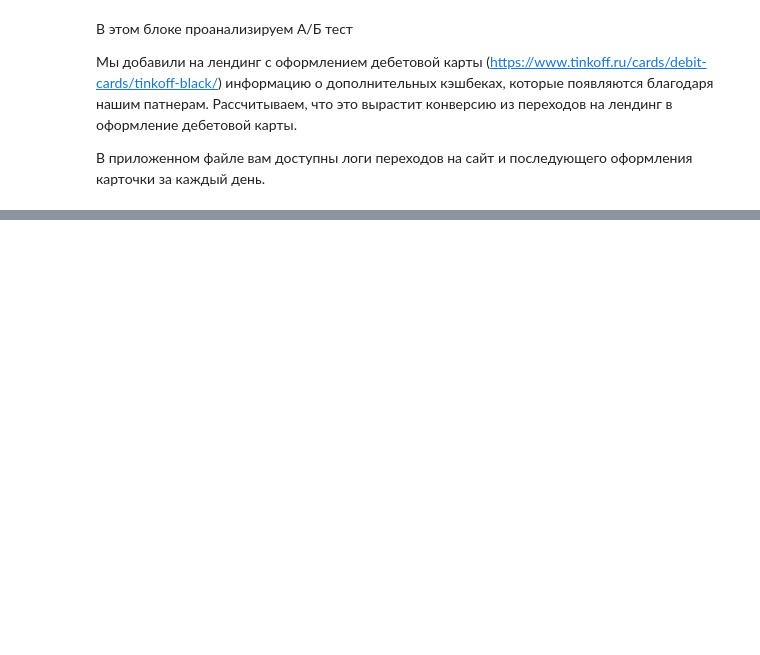
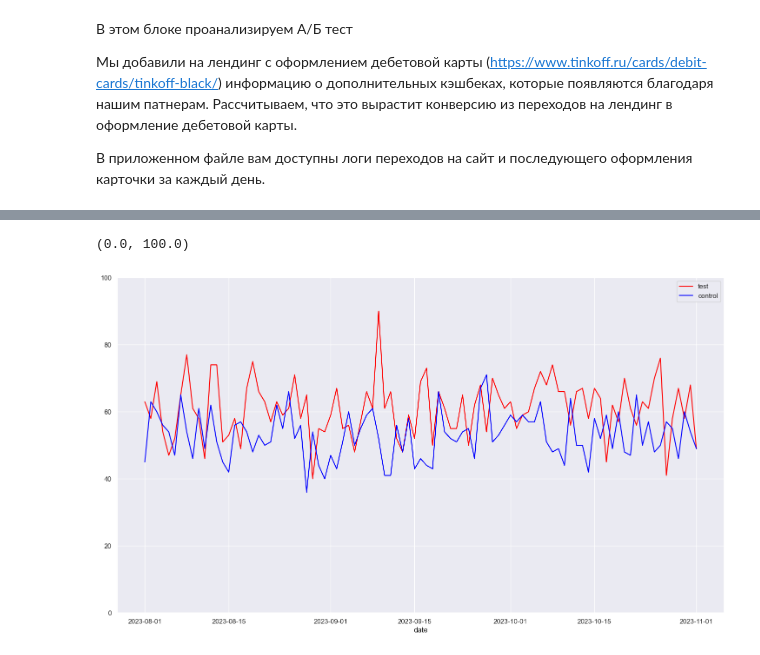
Before and after one commit to Mentaltired/t-bank_da_base_course, a Jupyter notebook: Домашнее задание 'Математическая статистика и АБ-тесты'.ipynb, the cells around one changed output, grey strips where cells are left out. Drawn from its saved outputs; the diff is of its cells as text; code cells hidden in the pictures; blank space fills up the shorter version.

```diff
--- a/Домашнее задание 'Математическая статистика и АБ-тесты'.ipynb
+++ b/Домашнее задание 'Математическая статистика и АБ-тесты'.ipynb
@@ -8,10 +8,14 @@
 # загрузим необходимые пакеты
 
 import pandas as pd
+import numpy as np
 
 import seaborn as sns
 import matplotlib.pyplot as plt
+import seaborn as sns
 import scipy.stats
+
+sns.set()
 # %%
 # Загрузите таблицу в датафрейм
 
@@ -57,3 +116,6 @@ binom_test() # используйте документацию, чтобы с п
 # %%
 # достаточно ли длинным был тест, чтобы мы могли посчитать средние конверсии и сравнить значимость их различия?
 # посчитайте количество дней теста, убедитесь, что среди них нет пропусков
+
+df['date'] = pd.to_datetime(df['date'])
+print(df['date'].nunique())
@@ -60,7 +130,7 @@ binom_test() # используйте документацию, чтобы с п
 # %%
 # посчитайте количество открытых карт и средние конверсии по дням в тесте и в контроле:
 
-test_n_by_date = # посчитайте количество открытых карт и средние конверсии по дням в тесте
-control_n_by_date = # посчитайте количество открытых карт и средние конверсии по дням в контроле
+test_n_by_date = df[df['group'] == 'test'].loc[:, ['date', 'converted']].groupby(['date']).sum()   # посчитайте количество открытых карт и средние конверсии по дням в тесте
+control_n_by_date = df[df['group'] == 'control'].loc[:, ['date', 'converted']].groupby(['date']).sum()   # посчитайте количество открытых карт и средние конверсии по дням в контроле
 # %%
 # посчитайте конверсию из посещений в оформленние карт по дням
@@ -69,10 +139,15 @@ control_conv_by_date =  # посчитайте конверсию из посе
 # %%
 # построим график, отражающий количество оформленных карт по дням
+fig, ax = plt.subplots(figsize=(18, 10))
 
-sns.lineplot(data= test_n_by_date, color = "red")
-sns.lineplot(data= control_n_by_date, color ="blue")
+sns.lineplot(data=test_n_by_date, ax=ax, palette=['red'], legend=False, label='test')
+sns.lineplot(data=control_n_by_date, ax=ax, palette=['blue'], legend=False, label='control')
 
-plt.ylim(0, 100)
+ax.legend()
+ax.set_ylim(0, 100)
+# %% [output]
+(0.0, 100.0)
+[figure, added]
 # %%
 # построим график, отражающий конверсию из посещений в оформленние карт по дням
 
```
Also changed, not shown: parts of 19 cells of this notebook.
